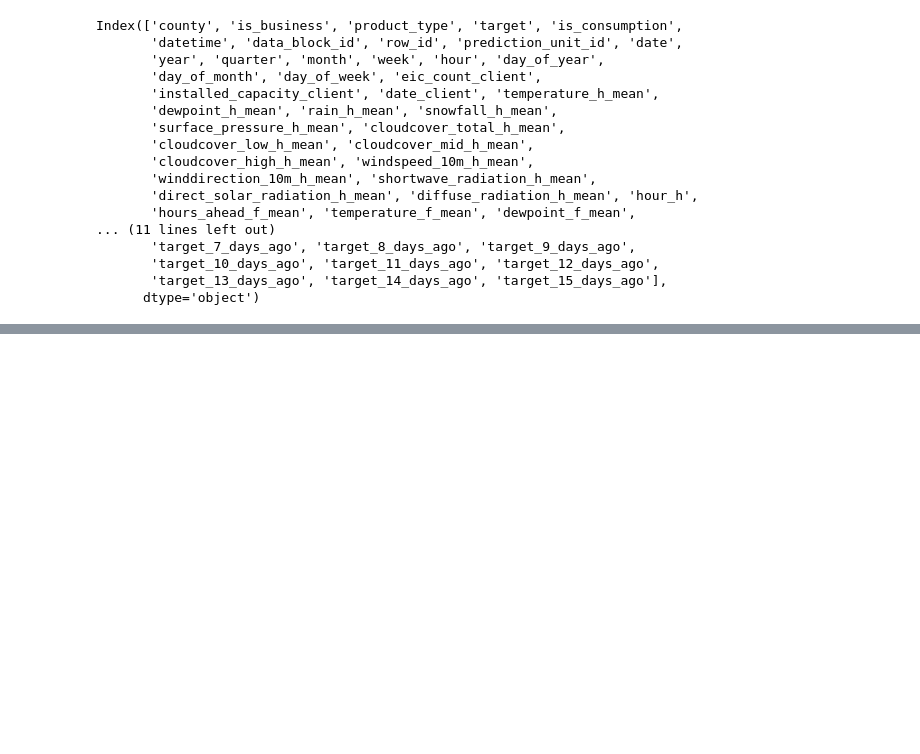
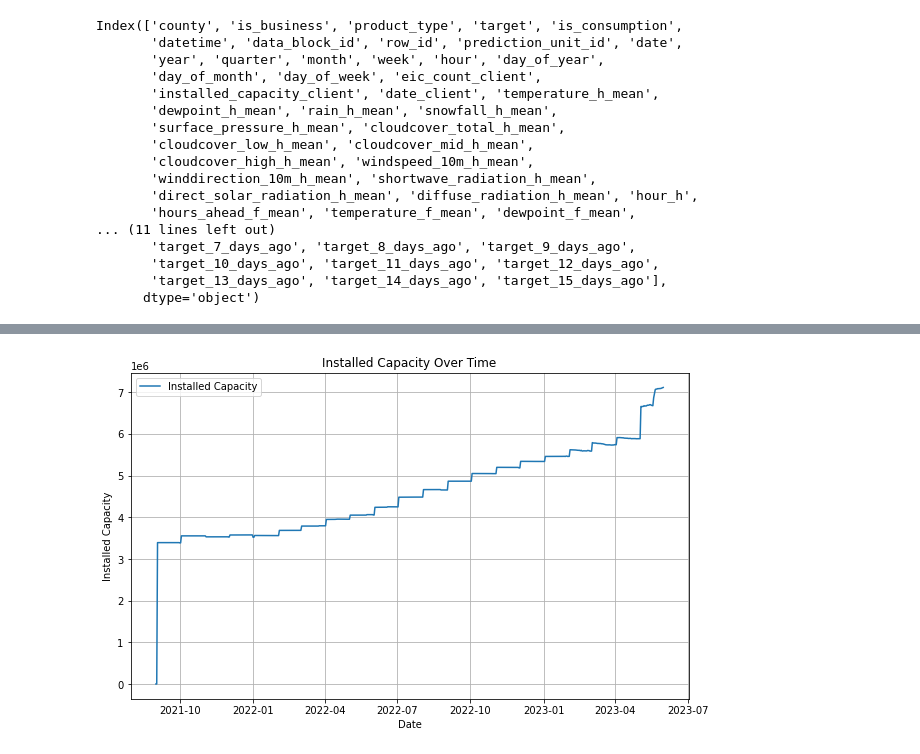
Before and after one commit to kjiang25/Sustainability-Datathon, a Jupyter notebook: data_and_starter_code/data_cleaning.ipynb, the cells around one changed output, grey strips where cells are left out. Cells and saved outputs as stored; diff of their text form; code cells hidden in the pictures; blank space fills up the shorter version.

```diff
--- a/data_and_starter_code/data_cleaning.ipynb
+++ b/data_and_starter_code/data_cleaning.ipynb
@@ -280,0 +299,13 @@ plt.show()
+# %%
+capacity = df.groupby(['date'])['installed_capacity_client'].sum().reset_index()
+# Plotting capacity over date
+plt.figure(figsize=(10, 6))
+plt.plot(capacity['date'], capacity['installed_capacity_client'], label='Installed Capacity')
+plt.title('Installed Capacity Over Time')
+plt.xlabel('Date')
+plt.ylabel('Installed Capacity')
+plt.legend()
+plt.grid(True)
+plt.show()
+# %% [output]
+[figure, added]
```
Also changed, not shown: parts of 7 cells of this notebook.
